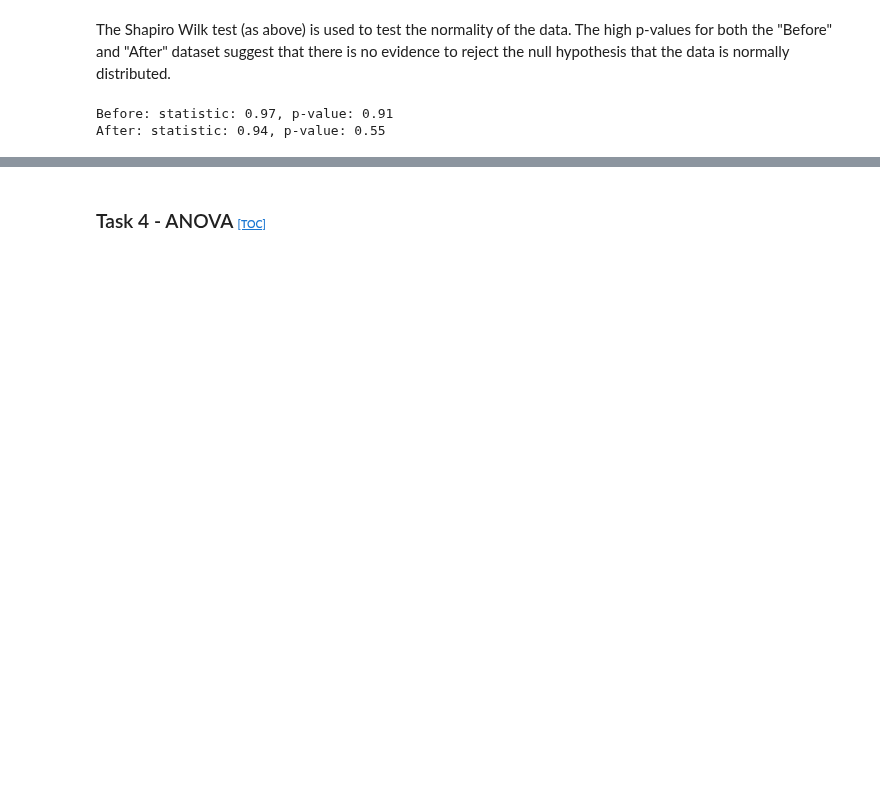
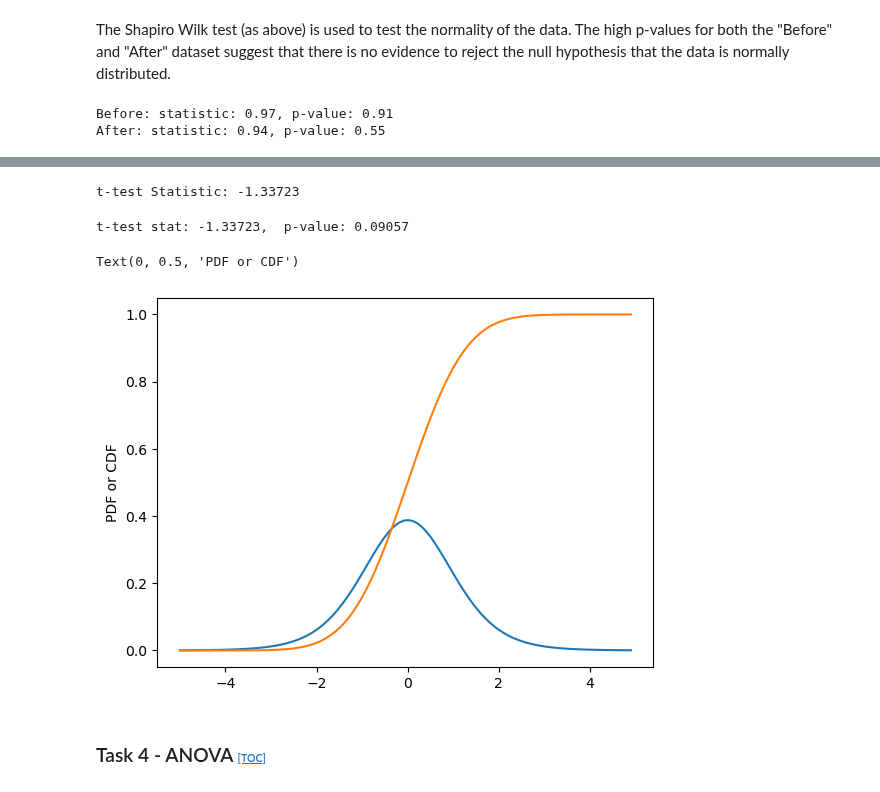
Before and after one commit to Eilis9/applied_statistics, a Jupyter notebook: tasks.ipynb, the cells around one changed output, grey strips where cells are left out. Drawn from its saved outputs; the diff is of its cells as text; code cells hidden in the pictures; blank space fills up the shorter version.

Commit message:
Task 3 - coding functions for t-test statistic and cdf

```diff
--- a/tasks.ipynb
+++ b/tasks.ipynb
@@ -465,3 +458,48 @@ t-statistic: 0.4740968275126808, p-value: 0.6411310132871086
+# %%
+# Function to calculate the t-test statistic for paired data [10]
+
+def ttest_pair_stat(dataset1, dataset2, mu_0=0):
+  deltas = dataset2 - dataset1
+  deltas_mean = np.mean(deltas)
+  deltas_std = np.std(deltas)
+  n = dataset1.size -1
+  ttest_paired = (deltas_mean - mu_0)/((deltas_std/n**0.5))
+  return ttest_paired
+
+print(f't-test Statistic: {ttest_pair_stat(before, after):.5f}')
+# %% [output]
+t-test Statistic: -1.33723
+# %%
+# Import some functions for ease of calculation
+from scipy.special import gamma, erf
+
+nu = after.size - 1
+
+# from wikipedia [14] - function to calculate the pdf (not needed really)
+def ttest_pdf(nu, t):
+  a = gamma((nu+1)/2)
+  b = ((np.pi*nu)**0.5) * gamma(nu/2)
+  c = (1 + ((t**2)/nu))**(-1*(nu+1)/2)
+  f_t = (a / b) * c
+  return f_t
+
+# from wikipedia [14], taking the simplified version as nu approaches infinity to calculate the cdf
+def ttest_cdf(t):
+  cdf_f_t = 0.5*(1+erf(t/(2**0.5)))
+  return cdf_f_t
+
+print(f't-test stat: {ttest_pair_stat(before, after):.5f},  p-value: {ttest_cdf(ttest_pair(before, after)):.5f}')
+# %% [output]
+t-test stat: -1.33723,  p-value: 0.09057
+# %%
+# Plot the pdf and cdf
+t = np.arange(-5, 5, 0.1)
+plt.plot(t, ttest_pdf(nu, t));
+plt.plot(t, ttest_cdf(t));
+plt.ylabel("PDF or CDF");
+# %% [output]
+Text(0, 0.5, 'PDF or CDF')
+[figure, added]
 # %% [markdown]
 ### Task 4 - ANOVA <a id="Task4"></a> <span style="font-size: 8pt;"> [[TOC]](#toc)</span>
 # %% [markdown]
```
Also changed, not shown: parts of 15 cells of this notebook.
